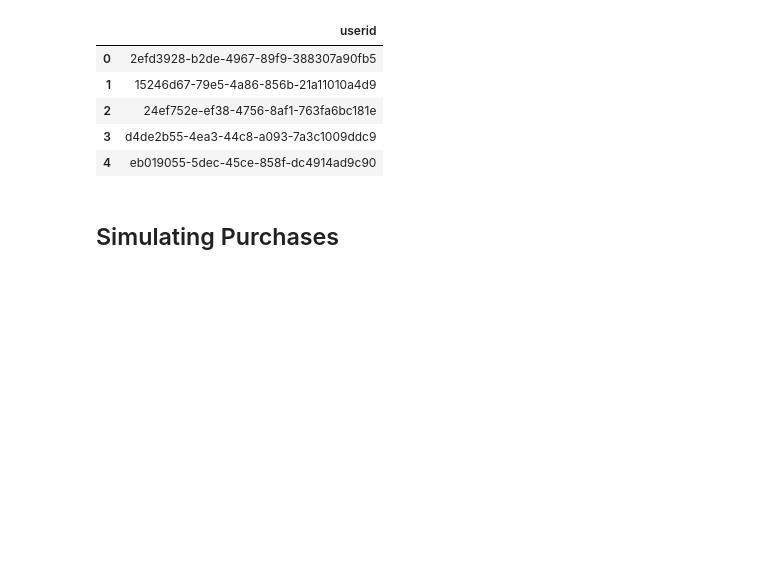
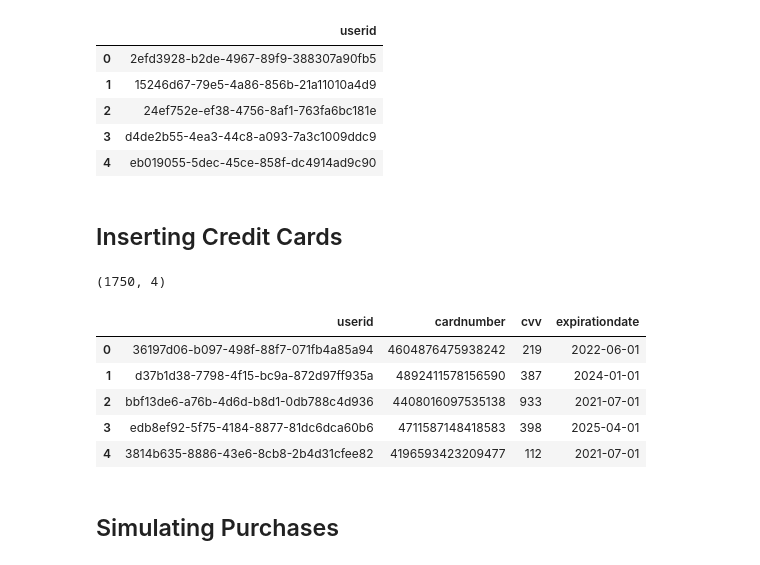
Before and after one commit to jacobdanovitch/look-inna-book, a Jupyter notebook: data/Azure-Data-Generation.ipynb, the cells around one changed output. Drawn from its saved outputs; the diff is of its cells as text; code cells hidden in the pictures; blank space fills up the shorter version.

```diff
--- a/data/Azure-Data-Generation.ipynb
+++ b/data/Azure-Data-Generation.ipynb
@@ -178,3 +196,5 @@ users.head()
 | 4 | eb019055-5dec-45ce-858f-dc4914ad9c90 |
 # %%
 users.to_sql('customer', engine, schema="final", if_exists="append", index=False, method=psql_insert_copy)
+# %% [markdown]
+## Inserting Credit Cards
@@ -180,0 +214,18 @@ users.to_sql('customer', engine, schema="final", if_exists="append", index=False
+# %%
+NUM_CARDS = int(NUM_USERS*1.75)
+
+random_cardholders = users.sample(NUM_CARDS, replace=True).values.squeeze()
+random_cc_iter = zip(random_cardholders, random_credit_cards(NUM_CARDS))
+
+cc_users = pd.DataFrame([{'userid': uid, **cc} for (uid, cc) in random_cc_iter])
+
+print(cc_users.shape)
+cc_users.head()
+# %% [output]
+(1750, 4)
+|  | userid | cardnumber | cvv | expirationdate |
+| 0 | 36197d06-b097-498f-88f7-071fb4a85a94 | 4604876475938242 | 219 | 2022-06-01 |
+| 1 | d37b1d38-7798-4f15-bc9a-872d97ff935a | 4892411578156590 | 387 | 2024-01-01 |
+| 2 | bbf13de6-a76b-4d6d-b8d1-0db788c4d936 | 4408016097535138 | 933 | 2021-07-01 |
+| 3 | edb8ef92-5f75-4184-8877-81dc6dca60b6 | 4711587148418583 | 398 | 2025-04-01 |
+| 4 | 3814b635-8886-43e6-8cb8-2b4d31cfee82 | 4196593423209477 | 112 | 2021-07-01 |
```
Also changed, not shown: parts of 9 cells of this notebook, 2 other files.
